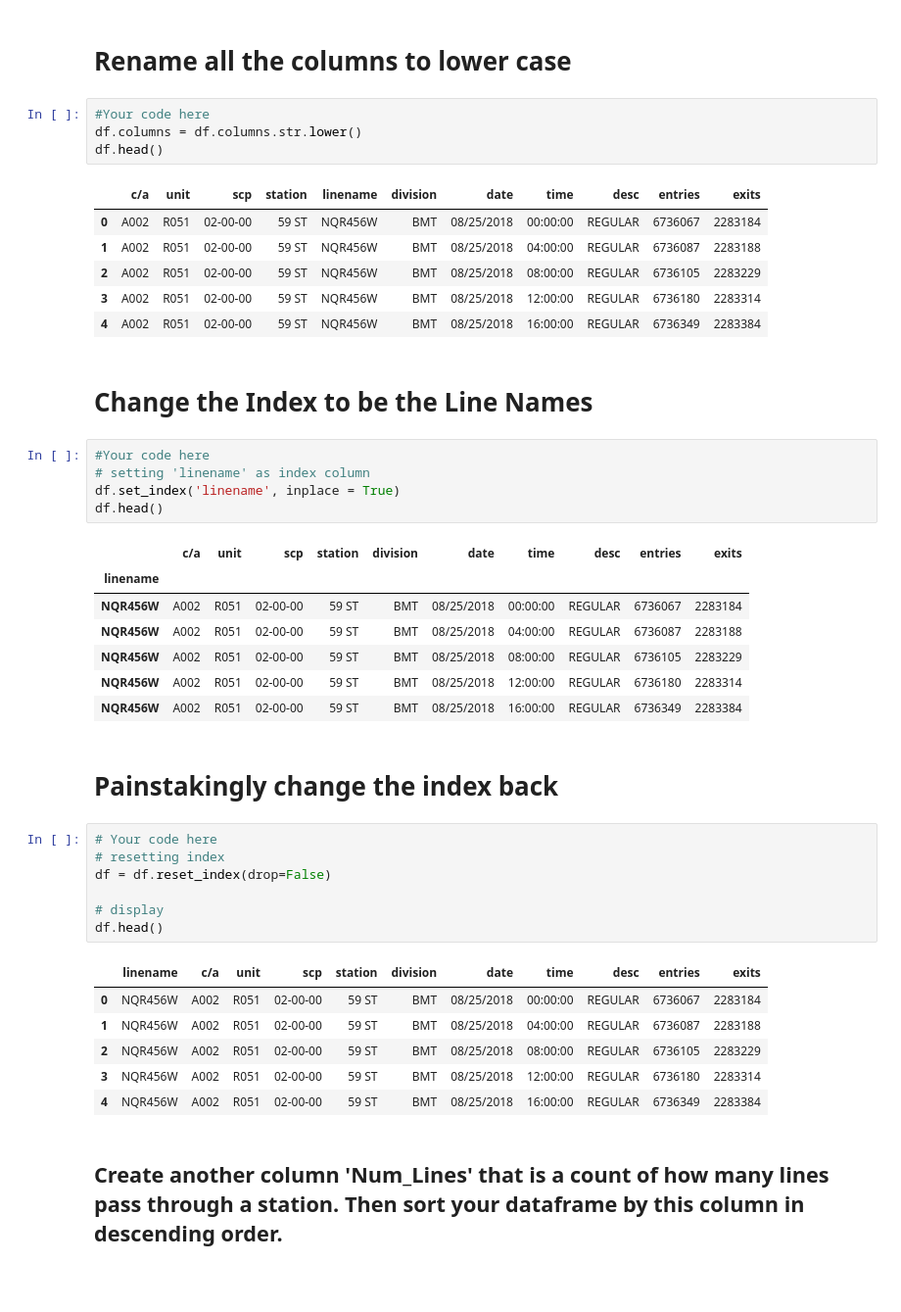
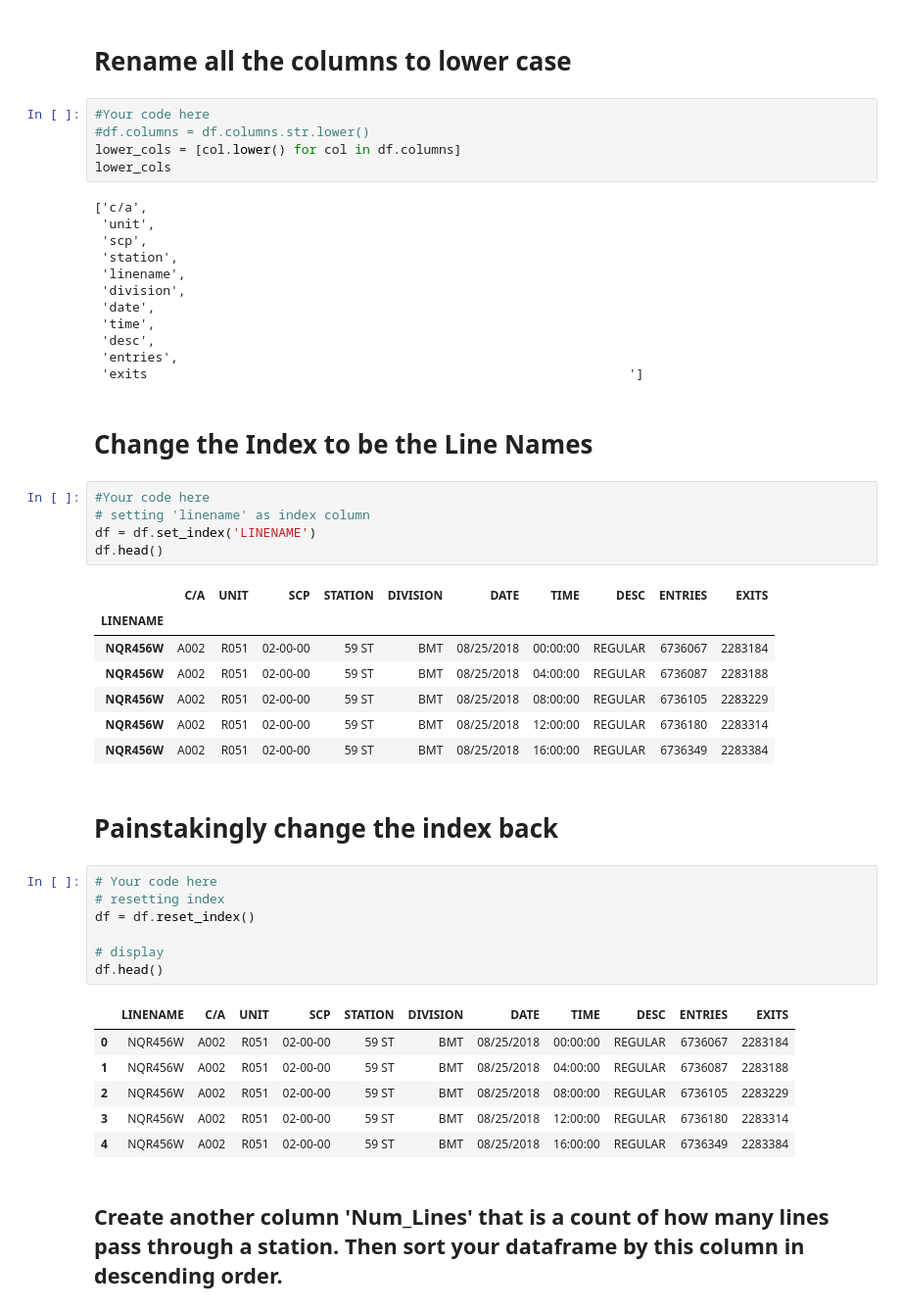
Before and after one commit to ingridhastings/dsc-0-03-08-understanding-pandas-series-and-dataframes-lab-online-ds-sp-000, a Jupyter notebook: index.ipynb, the cells around one changed output. Shown at 98% size. Drawn from its saved outputs; the diff is of its cells as text; blank space fills up the shorter version.

```diff
--- a/index.ipynb
+++ b/index.ipynb
@@ -41,25 +41,31 @@ You will be able to:
 # Rename all the columns to lower case
 # %%
 #Your code here
-df.columns = df.columns.str.lower()
-df.head()
+#df.columns = df.columns.str.lower()
+lower_cols = [col.lower() for col in df.columns]
+lower_cols
 # %% [output]
-|  | c/a | unit | scp | station | linename | division | date | time | desc | entries | exits |
-| 0 | A002 | R051 | 02-00-00 | 59 ST | NQR456W | BMT | 08/25/2018 | 00:00:00 | REGULAR | 6736067 | 2283184 |
-| 1 | A002 | R051 | 02-00-00 | 59 ST | NQR456W | BMT | 08/25/2018 | 04:00:00 | REGULAR | 6736087 | 2283188 |
-| 2 | A002 | R051 | 02-00-00 | 59 ST | NQR456W | BMT | 08/25/2018 | 08:00:00 | REGULAR | 6736105 | 2283229 |
-| 3 | A002 | R051 | 02-00-00 | 59 ST | NQR456W | BMT | 08/25/2018 | 12:00:00 | REGULAR | 6736180 | 2283314 |
-| 4 | A002 | R051 | 02-00-00 | 59 ST | NQR456W | BMT | 08/25/2018 | 16:00:00 | REGULAR | 6736349 | 2283384 |
+['c/a',
+ 'unit',
+ 'scp',
+ 'station',
+ 'linename',
+ 'division',
+ 'date',
+ 'time',
+ 'desc',
+ 'entries',
+ 'exits                                                               ']
 # %% [markdown]
 # Change the Index to be the Line Names
 # %%
 #Your code here
 # setting 'linename' as index column
-df.set_index('linename', inplace = True)
+df = df.set_index('LINENAME')
 df.head()
 # %% [output]
-|  | c/a | unit | scp | station | division | date | time | desc | entries | exits |
-| linename |  |  |  |  |  |  |  |  |  |  |
+|  | C/A | UNIT | SCP | STATION | DIVISION | DATE | TIME | DESC | ENTRIES | EXITS |
+| LINENAME |  |  |  |  |  |  |  |  |  |  |
 | NQR456W | A002 | R051 | 02-00-00 | 59 ST | BMT | 08/25/2018 | 00:00:00 | REGULAR | 6736067 | 2283184 |
 | NQR456W | A002 | R051 | 02-00-00 | 59 ST | BMT | 08/25/2018 | 04:00:00 | REGULAR | 6736087 | 2283188 |
 | NQR456W | A002 | R051 | 02-00-00 | 59 ST | BMT | 08/25/2018 | 08:00:00 | REGULAR | 6736105 | 2283229 |
@@ -70,12 +76,12 @@ df.head()
 # %%
 # Your code here
 # resetting index
-df = df.reset_index(drop=False)
+df = df.reset_index()
 
 # display
 df.head()
 # %% [output]
-|  | linename | c/a | unit | scp | station | division | date | time | desc | entries | exits |
+|  | LINENAME | C/A | UNIT | SCP | STATION | DIVISION | DATE | TIME | DESC | ENTRIES | EXITS |
 | 0 | NQR456W | A002 | R051 | 02-00-00 | 59 ST | BMT | 08/25/2018 | 00:00:00 | REGULAR | 6736067 | 2283184 |
 | 1 | NQR456W | A002 | R051 | 02-00-00 | 59 ST | BMT | 08/25/2018 | 04:00:00 | REGULAR | 6736087 | 2283188 |
 | 2 | NQR456W | A002 | R051 | 02-00-00 | 59 ST | BMT | 08/25/2018 | 08:00:00 | REGULAR | 6736105 | 2283229 |
```
Also changed, not shown: parts of 8 cells of this notebook.
